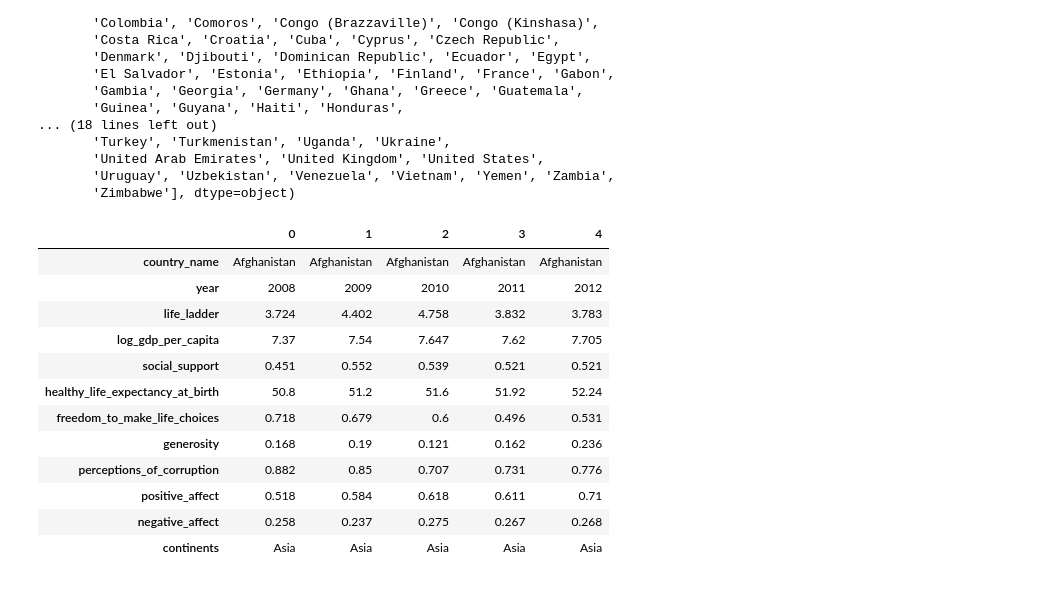
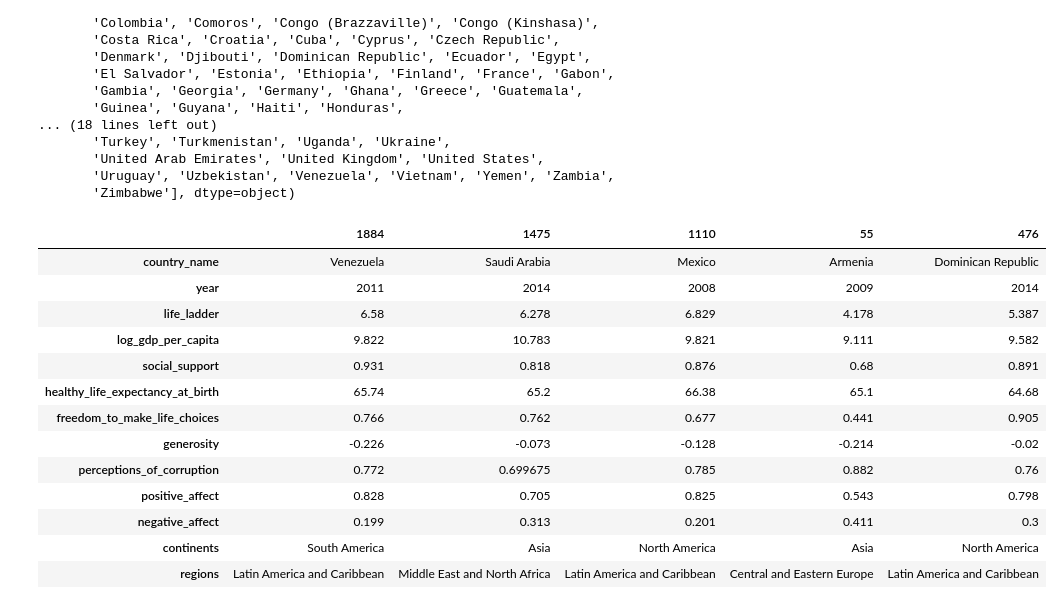
Before and after one commit to Adalab/da-promo-F-modulo4-sprint1-pairprogramming-SilviaElena, a Jupyter notebook: limpieza.ipynb, the cells around one changed output. Drawn from its saved outputs; the diff is of its cells as text; code cells hidden in the pictures.

```diff
--- a/limpieza.ipynb
+++ b/limpieza.ipynb
@@ -465,18 +632,21 @@ whr["continents"] = whr["continents"].replace(country_to_continent)
+# %%
+whr["regions"] = whr["country_name"].replace(country_regions)
 # %%
-whr.head().T
+whr.sample(5).T
 # %% [output]
-|  | 0 | 1 | 2 | 3 | 4 |
-| country_name | Afghanistan | Afghanistan | Afghanistan | Afghanistan | Afghanistan |
-| year | 2008 | 2009 | 2010 | 2011 | 2012 |
-| life_ladder | 3.724 | 4.402 | 4.758 | 3.832 | 3.783 |
-| log_gdp_per_capita | 7.37 | 7.54 | 7.647 | 7.62 | 7.705 |
-| social_support | 0.451 | 0.552 | 0.539 | 0.521 | 0.521 |
-| healthy_life_expectancy_at_birth | 50.8 | 51.2 | 51.6 | 51.92 | 52.24 |
-| freedom_to_make_life_choices | 0.718 | 0.679 | 0.6 | 0.496 | 0.531 |
-| generosity | 0.168 | 0.19 | 0.121 | 0.162 | 0.236 |
-| perceptions_of_corruption | 0.882 | 0.85 | 0.707 | 0.731 | 0.776 |
-| positive_affect | 0.518 | 0.584 | 0.618 | 0.611 | 0.71 |
-| negative_affect | 0.258 | 0.237 | 0.275 | 0.267 | 0.268 |
-| continents | Asia | Asia | Asia | Asia | Asia |
+|  | 1884 | 1475 | 1110 | 55 | 476 |
+| country_name | Venezuela | Saudi Arabia | Mexico | Armenia | Dominican Republic |
+| year | 2011 | 2014 | 2008 | 2009 | 2014 |
+| life_ladder | 6.58 | 6.278 | 6.829 | 4.178 | 5.387 |
+| log_gdp_per_capita | 9.822 | 10.783 | 9.821 | 9.111 | 9.582 |
+| social_support | 0.931 | 0.818 | 0.876 | 0.68 | 0.891 |
+| healthy_life_expectancy_at_birth | 65.74 | 65.2 | 66.38 | 65.1 | 64.68 |
+| freedom_to_make_life_choices | 0.766 | 0.762 | 0.677 | 0.441 | 0.905 |
+| generosity | -0.226 | -0.073 | -0.128 | -0.214 | -0.02 |
+| perceptions_of_corruption | 0.772 | 0.699675 | 0.785 | 0.882 | 0.76 |
+| positive_affect | 0.828 | 0.705 | 0.825 | 0.543 | 0.798 |
+| negative_affect | 0.199 | 0.313 | 0.201 | 0.411 | 0.3 |
+| continents | South America | Asia | North America | Asia | North America |
+| regions | Latin America and Caribbean | Middle East and North Africa | Latin America and Caribbean | Central and Eastern Europe | Latin America and Caribbean |
 # %%
 whr.to_csv("felicidad.csv")
```
Also changed, not shown: parts of 3 cells of this notebook.
